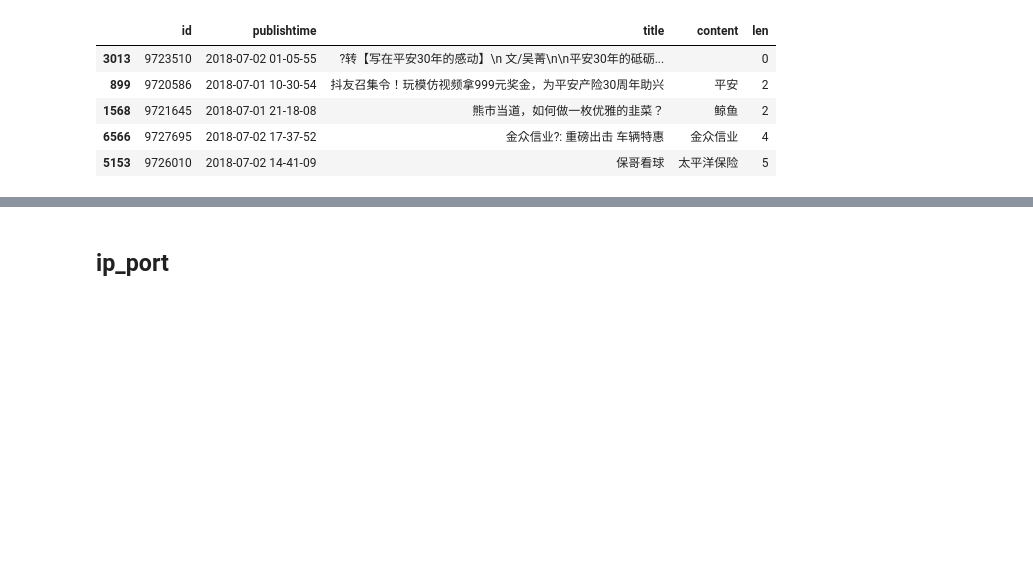
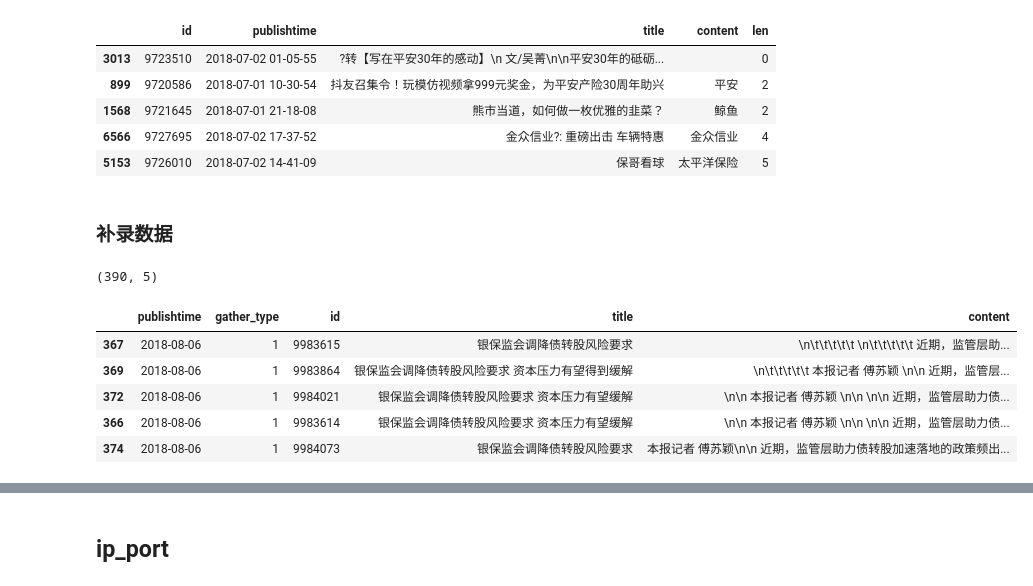
Before and after one commit to xuhuanyunxiao/jupyter-notebook, a Jupyter notebook: proj_cbirc/test_conn_接口与数据库测试.ipynb, the cells around one changed output, grey strips where cells are left out. Saved outputs shown, nothing was run; the diff lists cells and outputs as text; code cells hidden in the pictures; blank space fills up the shorter version.

```diff
--- a/proj_cbirc/test_conn_接口与数据库测试.ipynb
+++ b/proj_cbirc/test_conn_接口与数据库测试.ipynb
@@ -68,3 +68,28 @@ test_set.head()
 | 1568 | 9721645 | 2018-07-01 21-18-08 | 熊市当道，如何做一枚优雅的韭菜？ | 鲸鱼 | 2 |
 | 6566 | 9727695 | 2018-07-02 17-37-52 | 金众信业?: 重磅出击 车辆特惠 | 金众信业 | 4 |
 | 5153 | 9726010 | 2018-07-02 14-41-09 | 保哥看球 | 太平洋保险 | 5 |
+# %% [markdown]
+### 补录数据
+# %%
+start_day = '2018-07-15'
+end_day = '2018-08-06'
+# %%
+sql_human_additional = "select date_format(t1.publishtime,'%%Y-%%m-%%d') as publishtime,  \
+                            t1.gather_type, t1.id, t1.title,t2.center as content \
+                            from wise_web_docinfo t1, wise_web_docinfo_center t2 \
+                                where t1.id = t2.doc_id and \
+                                      (date_format(publishtime, '%%Y-%%m-%%d') >= '{0}' and \
+                                      date_format(publishtime, '%%Y-%%m-%%d') <= '{1}') and \
+                                      t1.gather_type = 1 ".format(start_day, end_day)
+
+human_additional_count = pd.read_sql(sql_human_additional, engine)
+print(human_additional_count.shape)
+human_additional_count.sort_values(by = 'publishtime', ascending = False).head()
+# %% [output]
+(390, 5)
+|  | publishtime | gather_type | id | title | content |
+| 367 | 2018-08-06 | 1 | 9983615 | 银保监会调降债转股风险要求 | \n\t\t\t\t\t \n\t\t\t\t\t 近期，监管层助... |
+| 369 | 2018-08-06 | 1 | 9983864 | 银保监会调降债转股风险要求 资本压力有望得到缓解 | \n\t\t\t\t\t 本报记者 傅苏颖 \n\n 近期，监管层... |
+| 372 | 2018-08-06 | 1 | 9984021 | 银保监会调降债转股风险要求 资本压力有望缓解 | \n\n 本报记者 傅苏颖 \n\n \n\n 近期，监管层助力债... |
+| 366 | 2018-08-06 | 1 | 9983614 | 银保监会调降债转股风险要求 资本压力有望缓解 | \n\n 本报记者 傅苏颖 \n\n \n\n 近期，监管层助力债... |
+| 374 | 2018-08-06 | 1 | 9984073 | 银保监会调降债转股风险要求 | 本报记者 傅苏颖\n\n 近期，监管层助力债转股加速落地的政策频出... |
```
Also changed, not shown: parts of 6 cells of this notebook, 4 other files.
